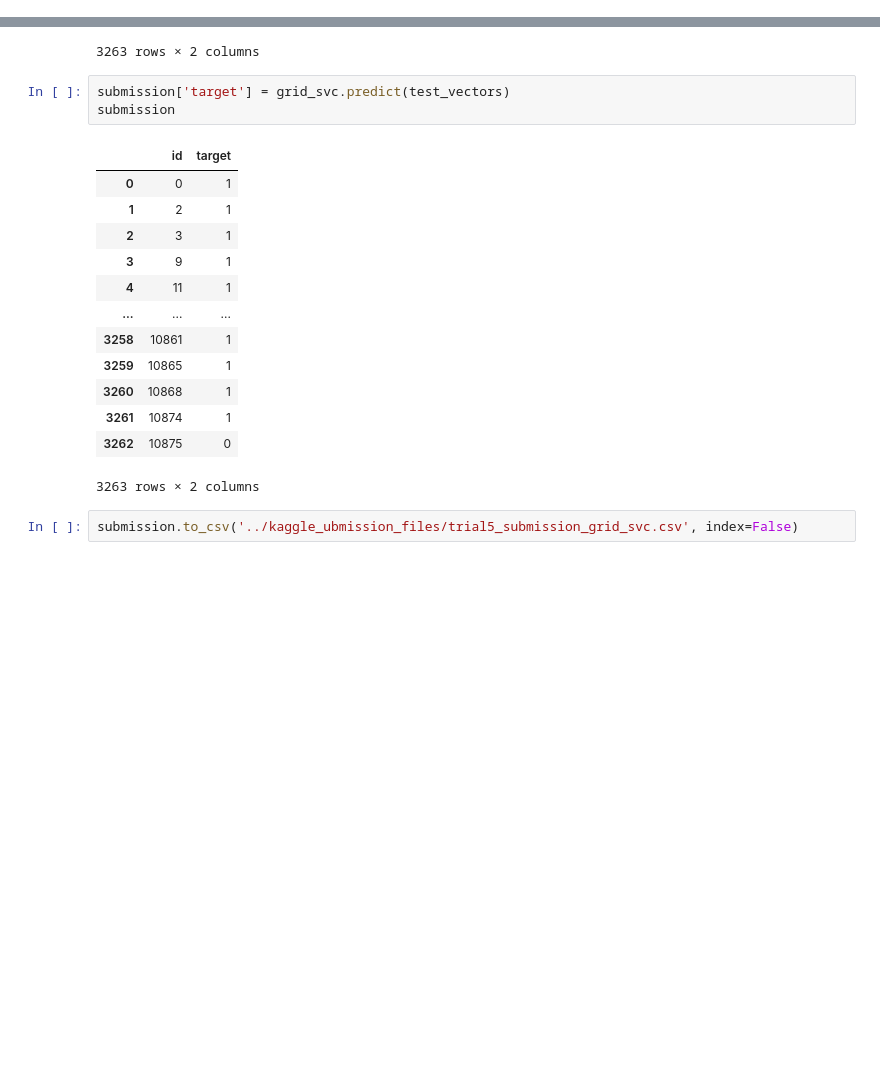
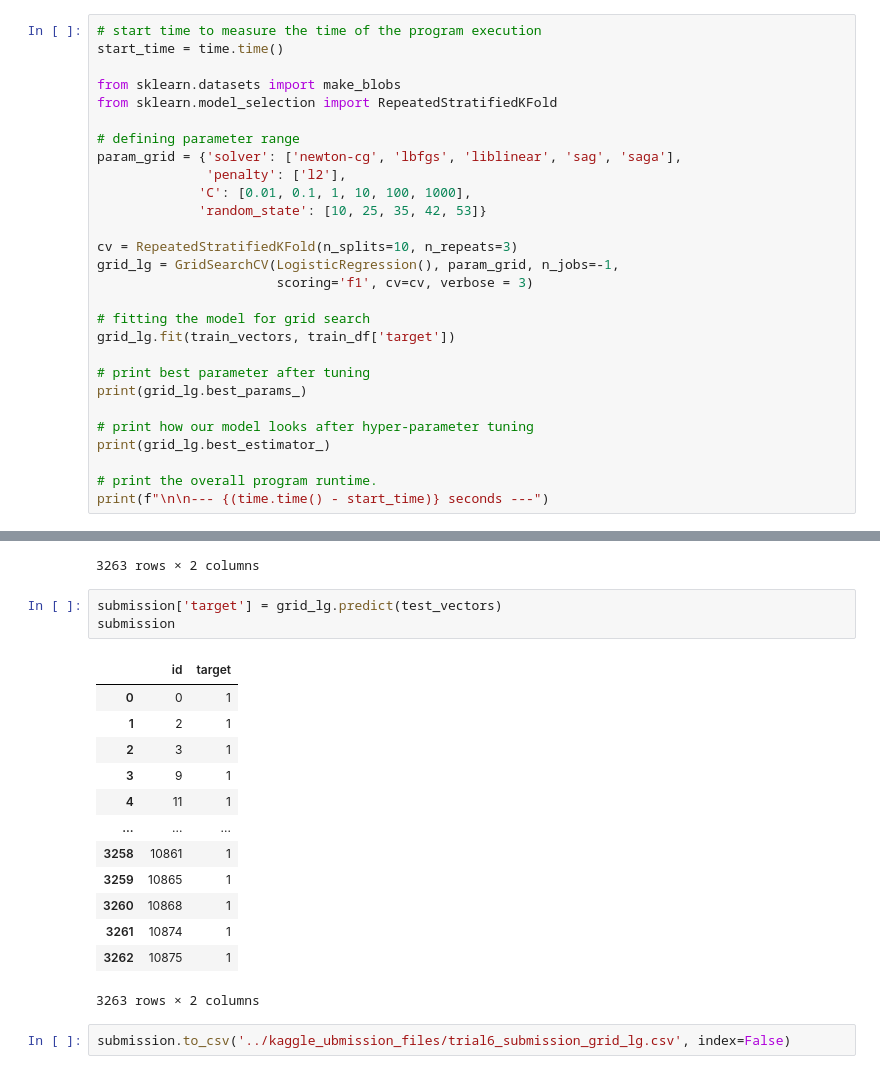
Before and after one commit to Nicole-Hong/LHL_Final_Project_NLP, a Jupyter notebook: src/nlp_disaster_ml.ipynb, the cells around one changed output, grey strips where cells are left out. Drawn from its saved outputs; the diff is of its cells as text; blank space fills up the shorter version.

Commit message:
trial6 run with grid search logistic reg to kaggle

```diff
--- a/src/nlp_disaster_ml.ipynb
+++ b/src/nlp_disaster_ml.ipynb
@@ -474,0 +479,28 @@ SVC(C=1, gamma=0.1, random_state=10)
+# %%
+# start time to measure the time of the program execution
+start_time = time.time()
+
+from sklearn.datasets import make_blobs
+from sklearn.model_selection import RepeatedStratifiedKFold
+
+# defining parameter range
+param_grid = {'solver': ['newton-cg', 'lbfgs', 'liblinear', 'sag', 'saga'],
+              'penalty': ['l2'],
+             'C': [0.01, 0.1, 1, 10, 100, 1000],
+             'random_state': [10, 25, 35, 42, 53]}
+
+cv = RepeatedStratifiedKFold(n_splits=10, n_repeats=3)
+grid_lg = GridSearchCV(LogisticRegression(), param_grid, n_jobs=-1,
+                       scoring='f1', cv=cv, verbose = 3)
+
+# fitting the model for grid search
+grid_lg.fit(train_vectors, train_df['target'])
+
+# print best parameter after tuning
+print(grid_lg.best_params_)
+
+# print how our model looks after hyper-parameter tuning
+print(grid_lg.best_estimator_)
+
+# print the overall program runtime.
+print(f"\n\n--- {(time.time() - start_time)} seconds ---")
@@ -505,21 +569,21 @@ memory usage: 51.1 KB
 | 3262 | 10875 | 0 |
 3263 rows × 2 columns
 # %%
-submission['target'] = grid_svc.predict(test_vectors)
+submission['target'] = grid_lg.predict(test_vectors)
 submission
 # %% [output]
 |  | id | target |
 | 0 | 0 | 1 |
 | 1 | 2 | 1 |
 | 2 | 3 | 1 |
 | 3 | 9 | 1 |
 | 4 | 11 | 1 |
 | ... | ... | ... |
 | 3258 | 10861 | 1 |
 | 3259 | 10865 | 1 |
 | 3260 | 10868 | 1 |
 | 3261 | 10874 | 1 |
-| 3262 | 10875 | 0 |
+| 3262 | 10875 | 1 |
 3263 rows × 2 columns
 # %%
-submission.to_csv('../kaggle_ubmission_files/trial5_submission_grid_svc.csv', index=False)
+submission.to_csv('../kaggle_ubmission_files/trial6_submission_grid_lg.csv', index=False)
```
Also changed, not shown: parts of 3 cells of this notebook, 2 other files.
